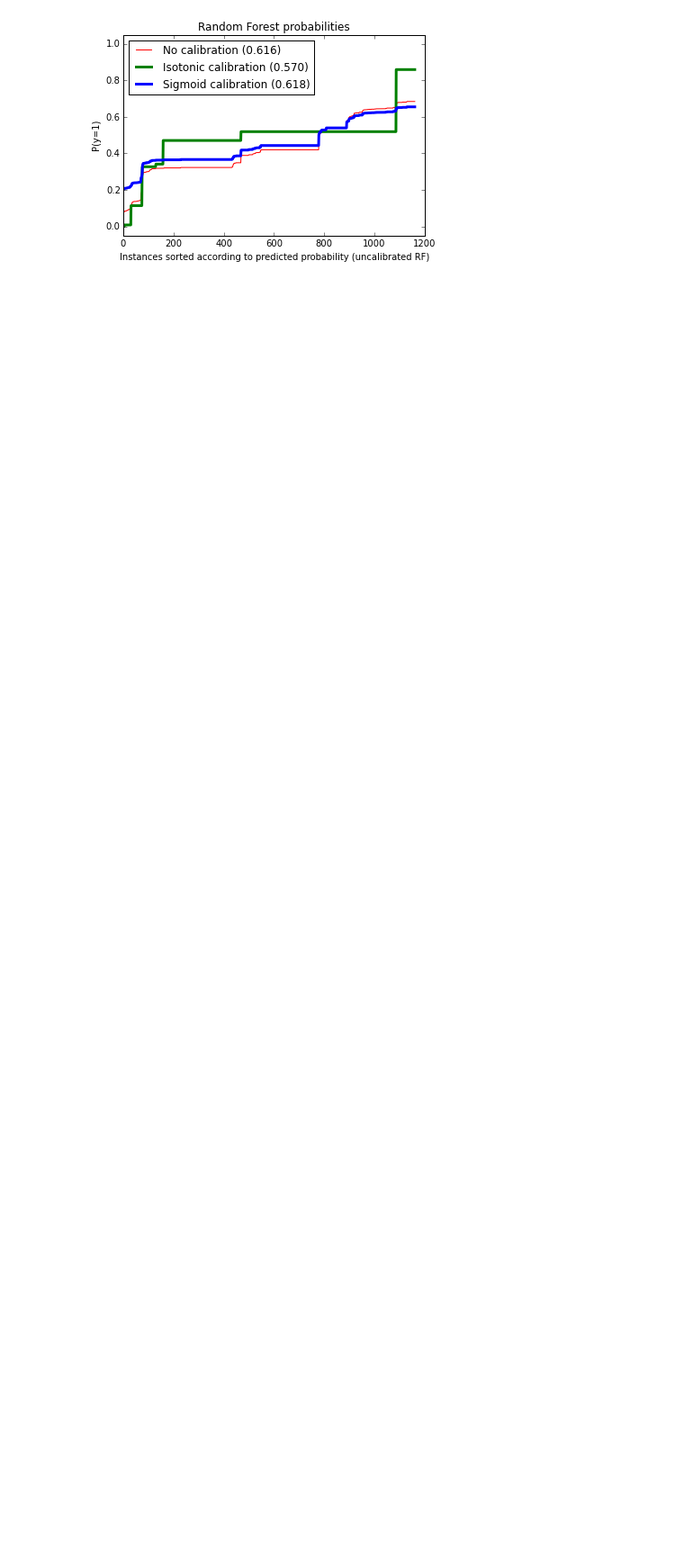
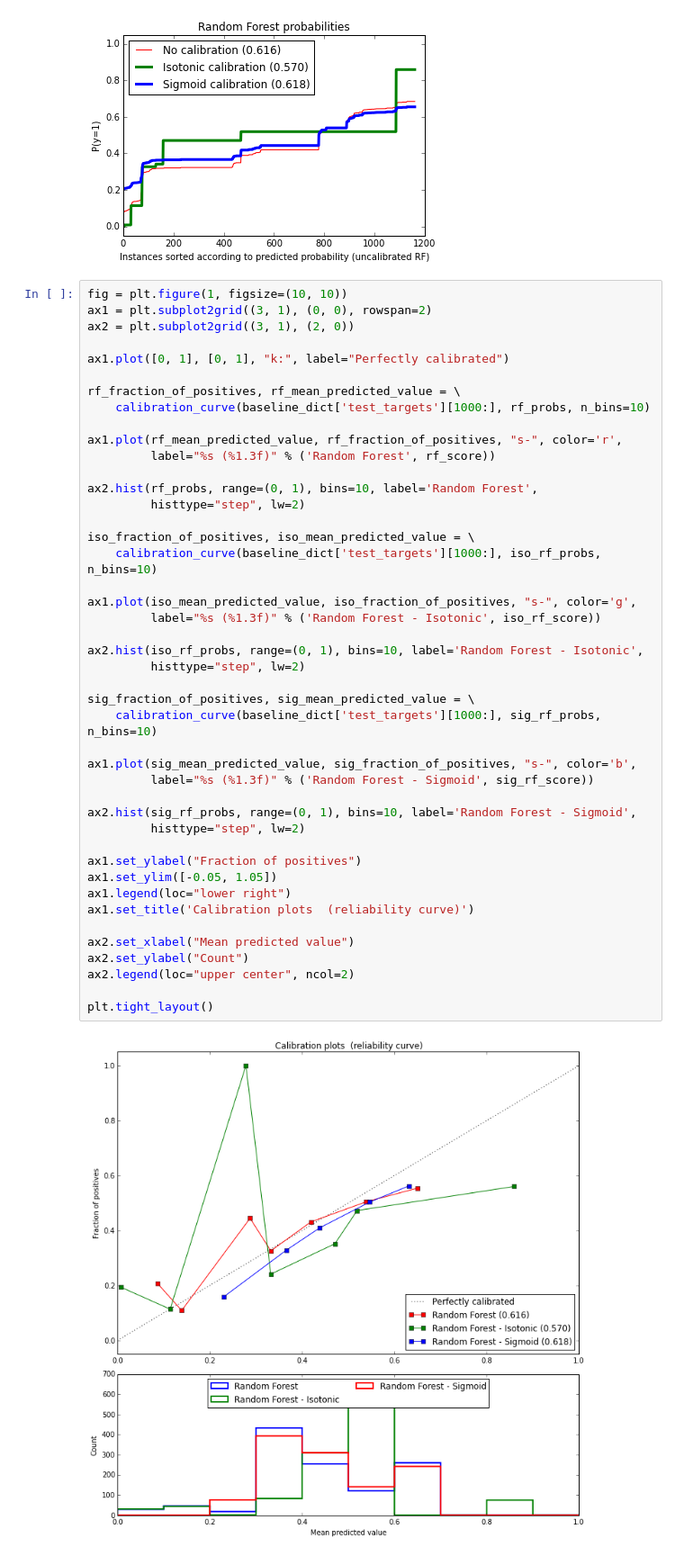
Before and after one commit to NosajGithub/pitchPrediction, a Jupyter notebook: testing-model-calibration.ipynb, the cells around one changed output. Shown at 90% size. Drawn from its saved outputs; the diff is of its cells as text; blank space fills up the shorter version.

Commit message:
Added more calibration plots

```diff
--- a/testing-model-calibration.ipynb
+++ b/testing-model-calibration.ipynb
@@ -282,3 +282,49 @@ plt.title("Random Forest probabilities")
 plt.show()
 # %% [output]
 [figure]
+# %%
+fig = plt.figure(1, figsize=(10, 10))
+ax1 = plt.subplot2grid((3, 1), (0, 0), rowspan=2)
+ax2 = plt.subplot2grid((3, 1), (2, 0))
+
+ax1.plot([0, 1], [0, 1], "k:", label="Perfectly calibrated")
+
+rf_fraction_of_positives, rf_mean_predicted_value = \
+    calibration_curve(baseline_dict['test_targets'][1000:], rf_probs, n_bins=10)
+
+ax1.plot(rf_mean_predicted_value, rf_fraction_of_positives, "s-", color='r',
+         label="%s (%1.3f)" % ('Random Forest', rf_score))
+
+ax2.hist(rf_probs, range=(0, 1), bins=10, label='Random Forest',
+         histtype="step", lw=2)
+
+iso_fraction_of_positives, iso_mean_predicted_value = \
+    calibration_curve(baseline_dict['test_targets'][1000:], iso_rf_probs, n_bins=10)
+
+ax1.plot(iso_mean_predicted_value, iso_fraction_of_positives, "s-", color='g',
+         label="%s (%1.3f)" % ('Random Forest - Isotonic', iso_rf_score))
+
+ax2.hist(iso_rf_probs, range=(0, 1), bins=10, label='Random Forest - Isotonic',
+         histtype="step", lw=2)
+
+sig_fraction_of_positives, sig_mean_predicted_value = \
+    calibration_curve(baseline_dict['test_targets'][1000:], sig_rf_probs, n_bins=10)
+
+ax1.plot(sig_mean_predicted_value, sig_fraction_of_positives, "s-", color='b',
+         label="%s (%1.3f)" % ('Random Forest - Sigmoid', sig_rf_score))
+
+ax2.hist(sig_rf_probs, range=(0, 1), bins=10, label='Random Forest - Sigmoid',
+         histtype="step", lw=2)
+
+ax1.set_ylabel("Fraction of positives")
+ax1.set_ylim([-0.05, 1.05])
+ax1.legend(loc="lower right")
+ax1.set_title('Calibration plots  (reliability curve)')
+
+ax2.set_xlabel("Mean predicted value")
+ax2.set_ylabel("Count")
+ax2.legend(loc="upper center", ncol=2)
+
+plt.tight_layout()
+# %% [output]
+[figure, added]
```
Also changed, not shown: parts of 1 cell of this notebook.
